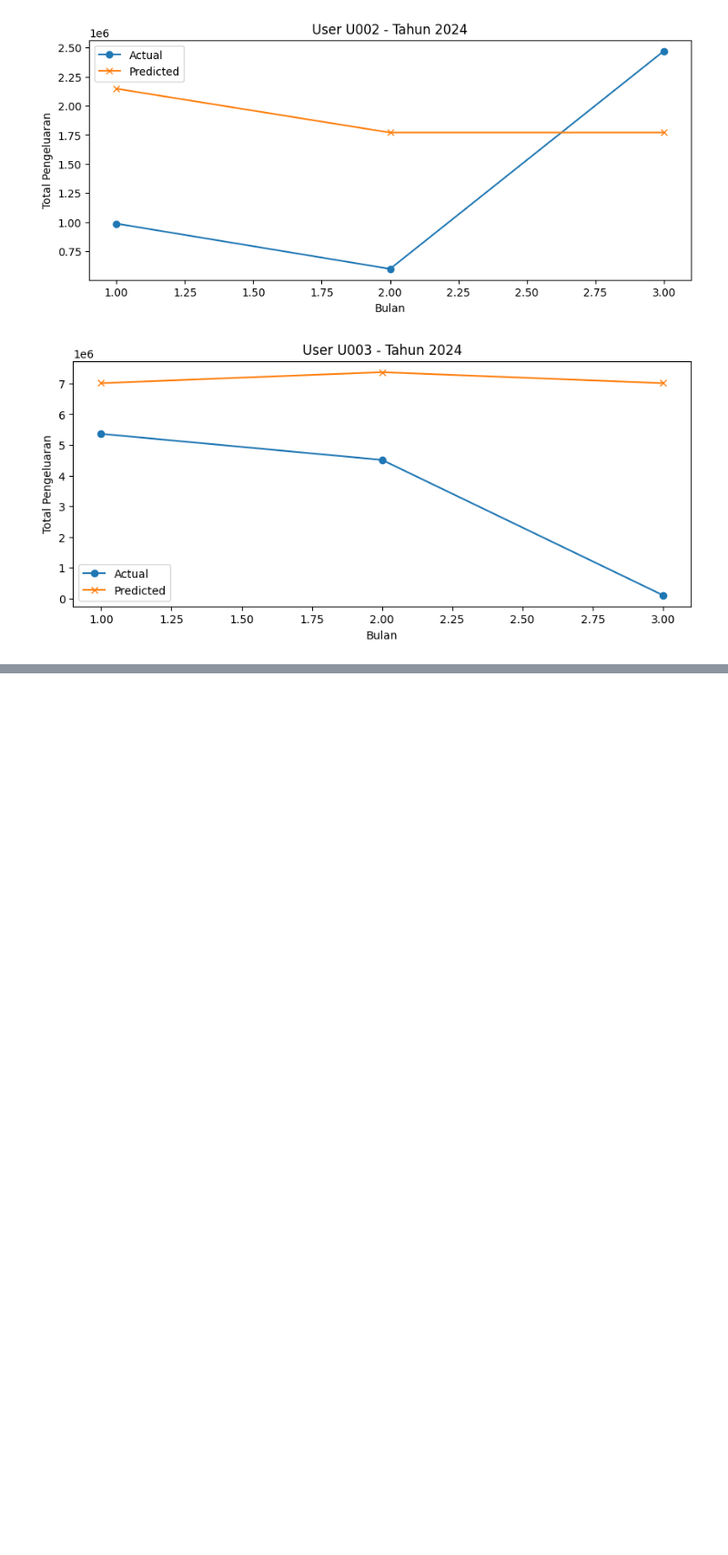
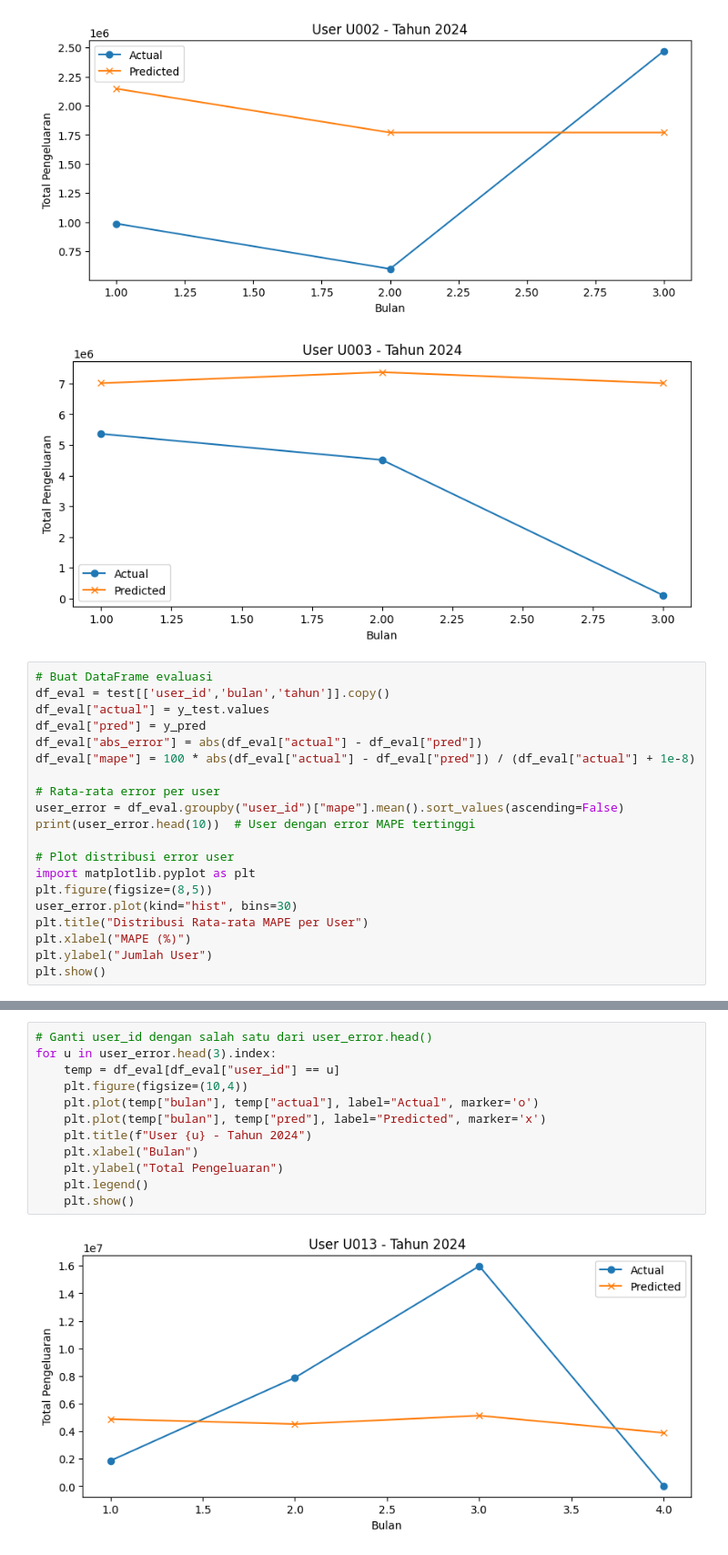
Before and after one commit to adenurchalisa/Capstone-Model, a Jupyter notebook: model_prediksi_1.ipynb, the cells around one changed output, grey strips where cells are left out. Shown at 91% size. Drawn from its saved outputs; the diff is of its cells as text; blank space fills up the shorter version.

```diff
--- a/model_prediksi_1.ipynb
+++ b/model_prediksi_1.ipynb
@@ -396,3 +396,23 @@ for u in unique_users[:3]:  # Plot 3 user pertama
 [figure]
 [figure]
 [figure]
+# %%
+# Buat DataFrame evaluasi
+df_eval = test[['user_id','bulan','tahun']].copy()
+df_eval["actual"] = y_test.values
+df_eval["pred"] = y_pred
+df_eval["abs_error"] = abs(df_eval["actual"] - df_eval["pred"])
+df_eval["mape"] = 100 * abs(df_eval["actual"] - df_eval["pred"]) / (df_eval["actual"] + 1e-8)
+
+# Rata-rata error per user
+user_error = df_eval.groupby("user_id")["mape"].mean().sort_values(ascending=False)
+print(user_error.head(10))  # User dengan error MAPE tertinggi
+
+# Plot distribusi error user
+import matplotlib.pyplot as plt
+plt.figure(figsize=(8,5))
+user_error.plot(kind="hist", bins=30)
+plt.title("Distribusi Rata-rata MAPE per User")
+plt.xlabel("MAPE (%)")
+plt.ylabel("Jumlah User")
+plt.show()
@@ -398,0 +474,14 @@ for u in unique_users[:3]:  # Plot 3 user pertama
+# %%
+# Ganti user_id dengan salah satu dari user_error.head()
+for u in user_error.head(3).index:
+    temp = df_eval[df_eval["user_id"] == u]
+    plt.figure(figsize=(10,4))
+    plt.plot(temp["bulan"], temp["actual"], label="Actual", marker='o')
+    plt.plot(temp["bulan"], temp["pred"], label="Predicted", marker='x')
+    plt.title(f"User {u} - Tahun 2024")
+    plt.xlabel("Bulan")
+    plt.ylabel("Total Pengeluaran")
+    plt.legend()
+    plt.show()
+# %% [output]
+[figure, added]
```
Also changed, not shown: parts of 4 cells of this notebook.
